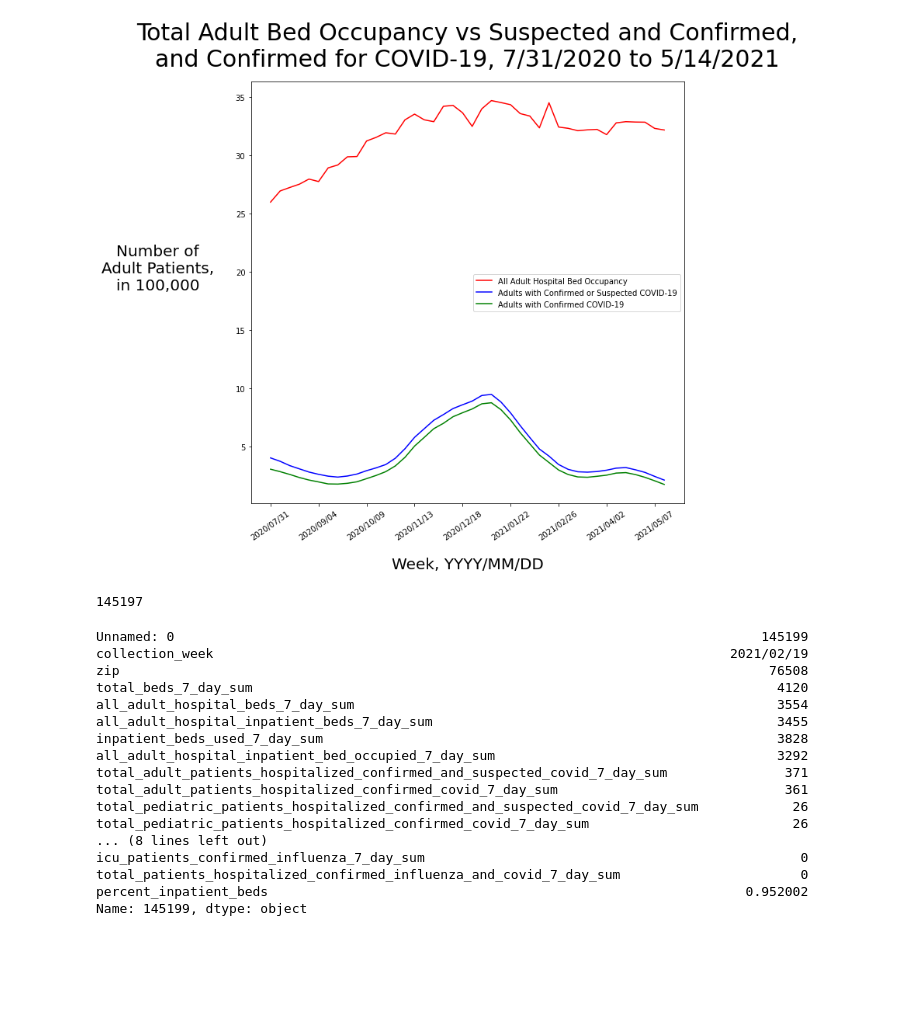
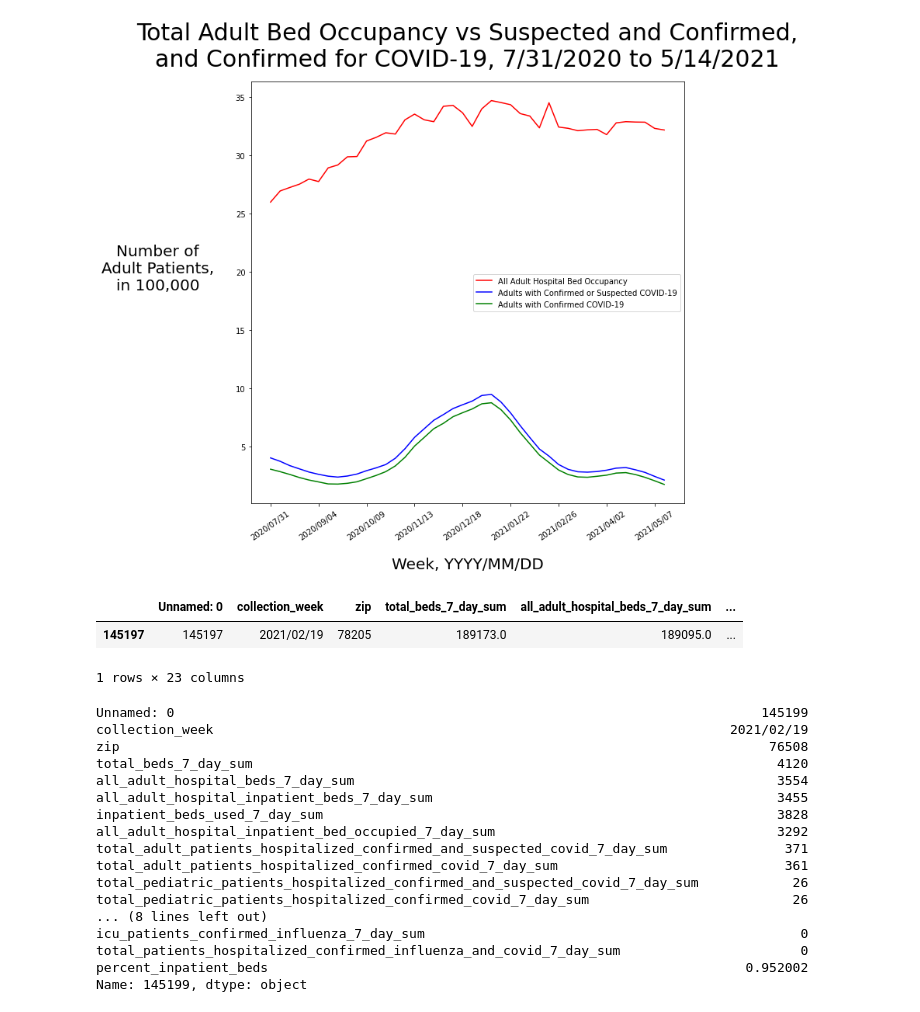
Before and after one commit to WhyVee/covid_in_the_community, a Jupyter notebook: src/graphing_nb.ipynb, the cells around one changed output. Cells and saved outputs as stored; diff of their text form; code cells hidden in the pictures; blank space fills up the shorter version.

```diff
--- a/src/graphing_nb.ipynb
+++ b/src/graphing_nb.ipynb
@@ -86,9 +69,12 @@ plt.xticks(rotation='35');
 [figure]
 # %%
 hospital_chosen_zip['percent_inpatient_beds'].idxmax()
-hospital_chosen_zip['all_adult_hospital_inpatient_bed_occupied_7_day_sum'].idxmax()
+hospital_chosen_zip['inpatient_beds_used_7_day_sum'].idxmax()
+hospital_chosen_zip[hospital_chosen_zip['inpatient_beds_used_7_day_sum'] == 182413]
 # %% [output]
+|  | Unnamed: 0 | collection_week | zip | total_beds_7_day_sum | all_adult_hospital_beds_7_day_sum | ... |
+| 145197 | 145197 | 2021/02/19 | 78205 | 189173.0 | 189095.0 | ... |
-145197
+1 rows × 23 columns
 # %%
 hospital_chosen_zip.iloc[145197]
 # %% [output]
```
Also changed, not shown: parts of 7 cells of this notebook.
